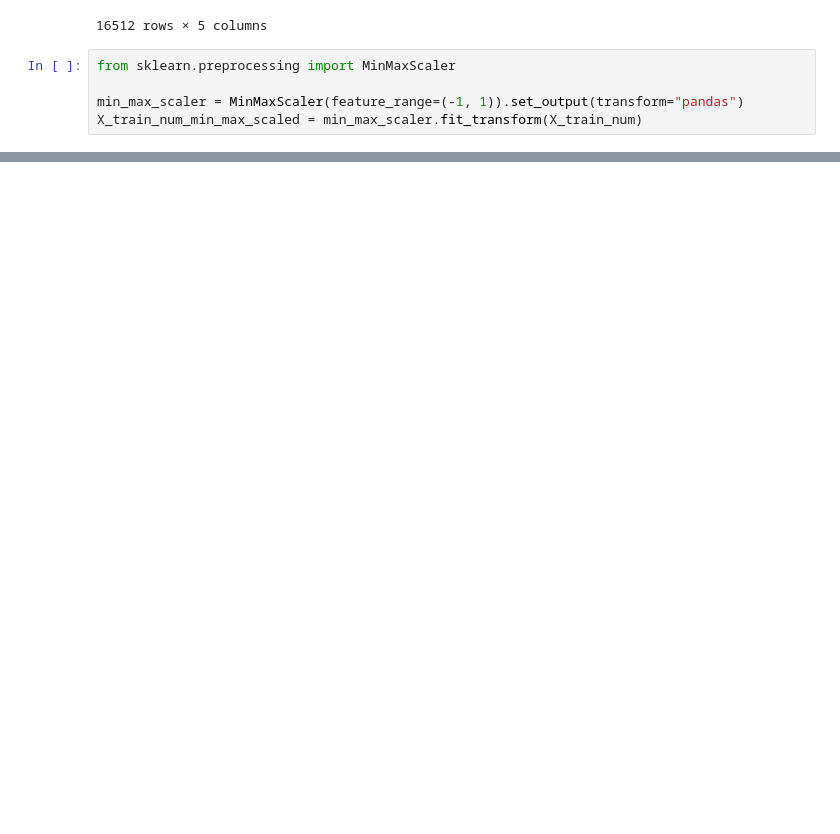
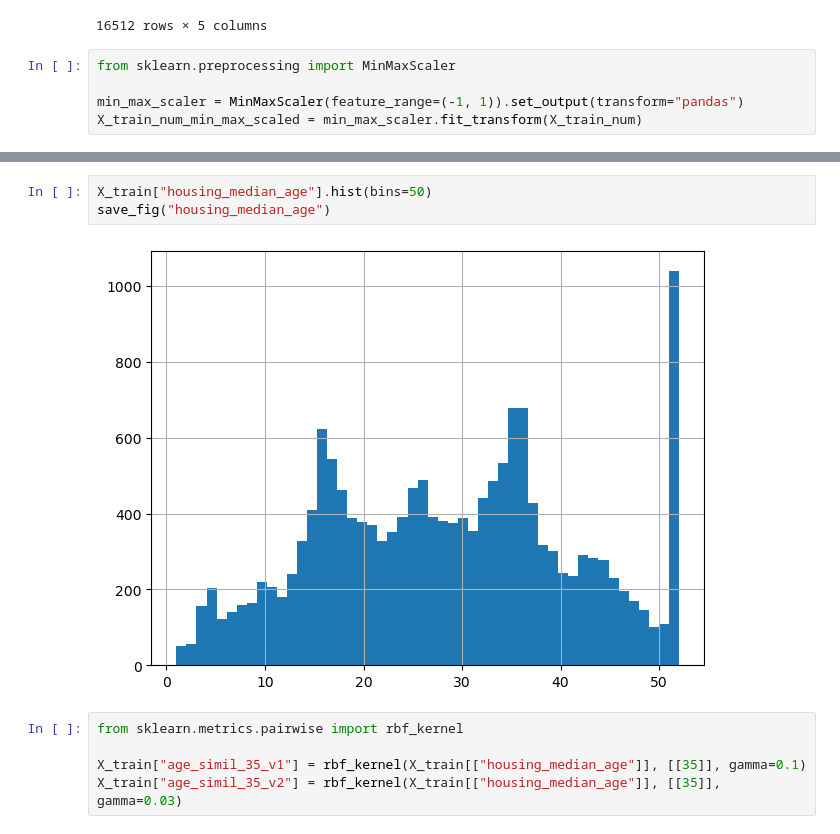
Before and after one commit to MikolajSuchan/WUM, a Jupyter notebook: notebook_2.ipynb, the cells around one changed output, grey strips where cells are left out. Drawn from its saved outputs; the diff is of its cells as text; blank space fills up the shorter version.

```diff
--- a/notebook_2.ipynb
+++ b/notebook_2.ipynb
@@ -553,0 +608,10 @@ X_train_num_min_max_scaled = min_max_scaler.fit_transform(X_train_num)
+# %%
+X_train["housing_median_age"].hist(bins=50)
+save_fig("housing_median_age")
+# %% [output]
+[figure, added]
+# %%
+from sklearn.metrics.pairwise import rbf_kernel
+
+X_train["age_simil_35_v1"] = rbf_kernel(X_train[["housing_median_age"]], [[35]], gamma=0.1)
+X_train["age_simil_35_v2"] = rbf_kernel(X_train[["housing_median_age"]], [[35]], gamma=0.03)
```
Also changed, not shown: parts of 6 cells of this notebook, 8 other files.
